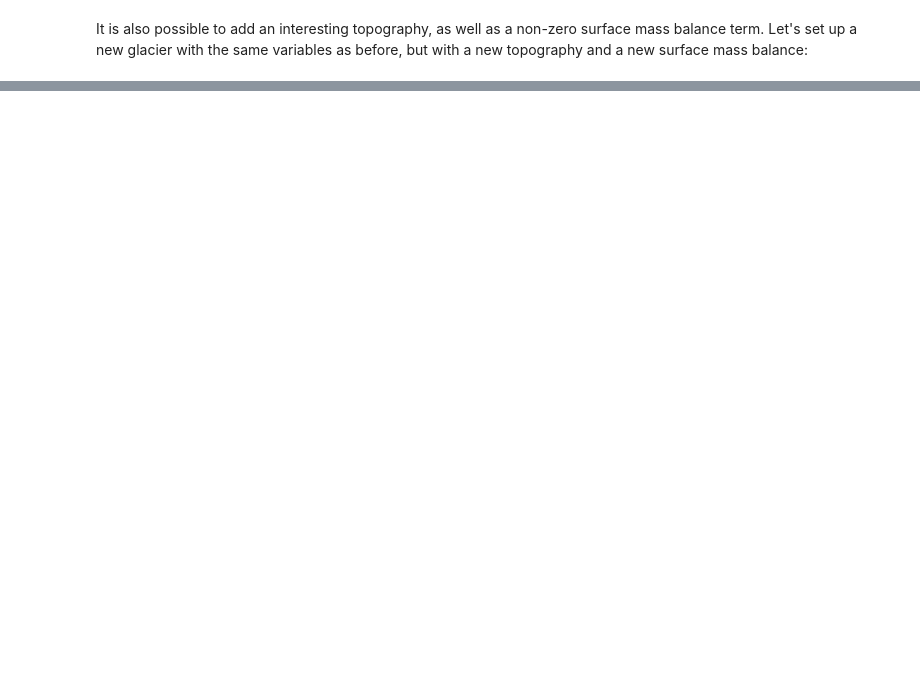
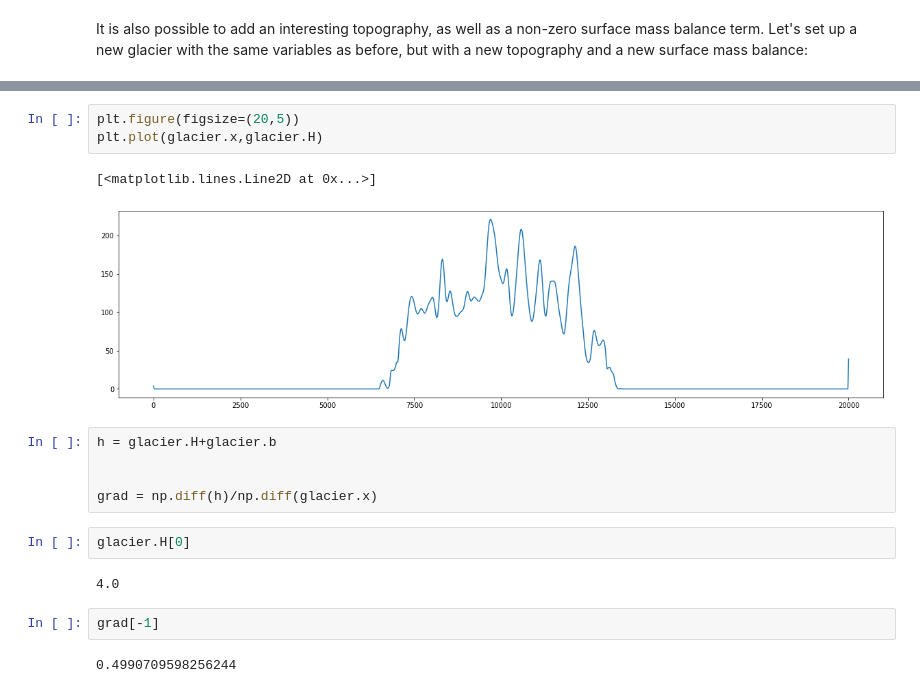
Before and after one commit to kjetilthogersen/pyGlacier, a Jupyter notebook: README.ipynb, the cells around one changed output, grey strips where cells are left out. Drawn from its saved outputs; the diff is of its cells as text; blank space fills up the shorter version.

```diff
--- a/README.ipynb
+++ b/README.ipynb
@@ -171,0 +175,19 @@ dt:100000.0 s
+# %%
+plt.figure(figsize=(20,5))
+plt.plot(glacier.x,glacier.H)
+# %% [output]
+[<matplotlib.lines.Line2D at 0x...>]
+[figure, added]
+# %%
+h = glacier.H+glacier.b
+
+
+grad = np.diff(h)/np.diff(glacier.x)
+# %%
+glacier.H[0]
+# %% [output]
+4.0
+# %%
+grad[-1]
+# %% [output]
+0.4990709598256244
```
Also changed, not shown: parts of 5 cells of this notebook, 3 other files.
